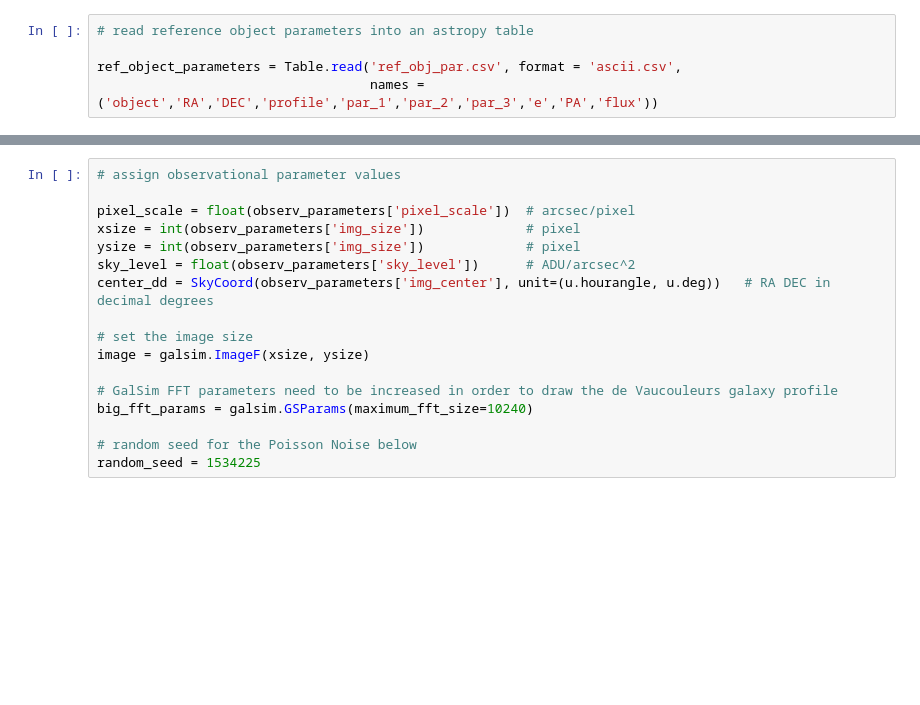
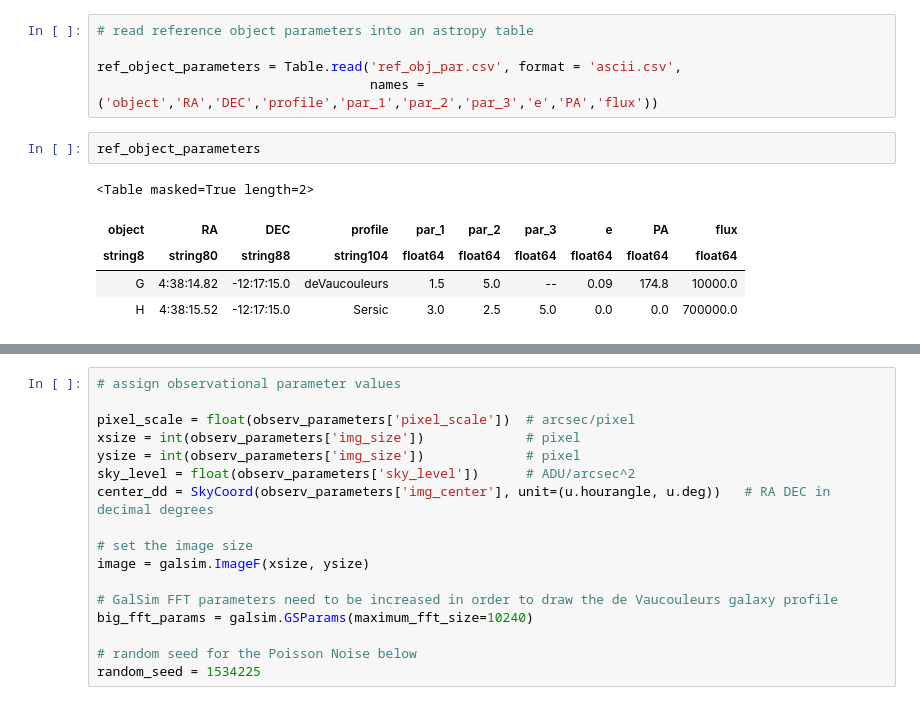
Before and after one commit to lmoustakas/lcolens, a Jupyter notebook: python/anb/Simulator.ipynb, the cells around one changed output, grey strips where cells are left out. Drawn from its saved outputs; the diff is of its cells as text; blank space fills up the shorter version.

```diff
--- a/python/anb/Simulator.ipynb
+++ b/python/anb/Simulator.ipynb
@@ -40,3 +136,11 @@ var_object_parameters = Table.read('var_obj_par.csv', format = 'ascii.csv',
 
 ref_object_parameters = Table.read('ref_obj_par.csv', format = 'ascii.csv',
                                    names = ('object','RA','DEC','profile','par_1','par_2','par_3','e','PA','flux'))
+# %%
+ref_object_parameters
+# %% [output]
+<Table masked=True length=2>
+| object | RA | DEC | profile | par_1 | par_2 | par_3 | e | PA | flux |
+| string8 | string80 | string88 | string104 | float64 | float64 | float64 | float64 | float64 | float64 |
+| G | 4:38:14.82 | -12:17:15.0 | deVaucouleurs | 1.5 | 5.0 | -- | 0.09 | 174.8 | 10000.0 |
+| H | 4:38:15.52 | -12:17:15.0 | Sersic | 3.0 | 2.5 | 5.0 | 0.0 | 0.0 | 700000.0 |
```
Also changed, not shown: parts of 4 cells of this notebook.
